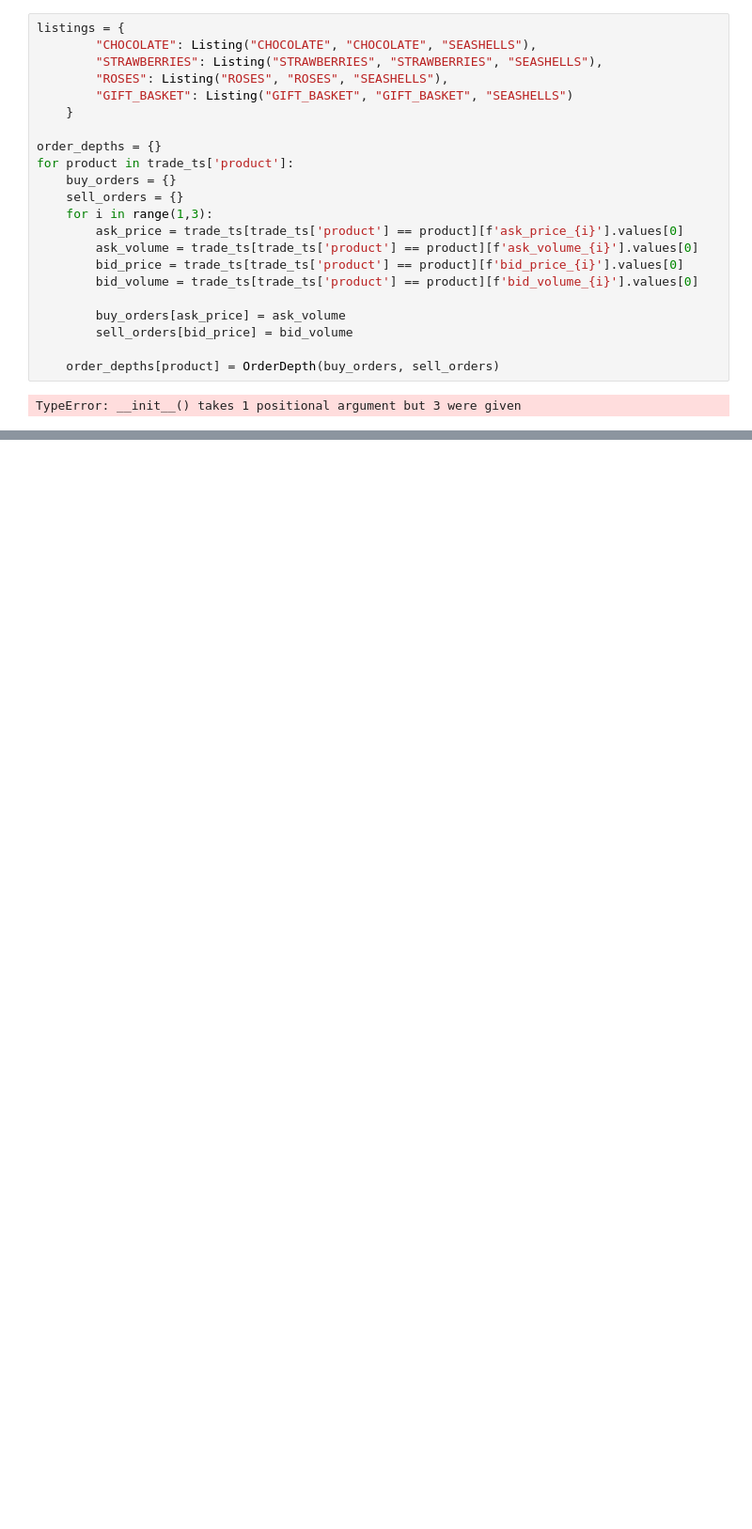
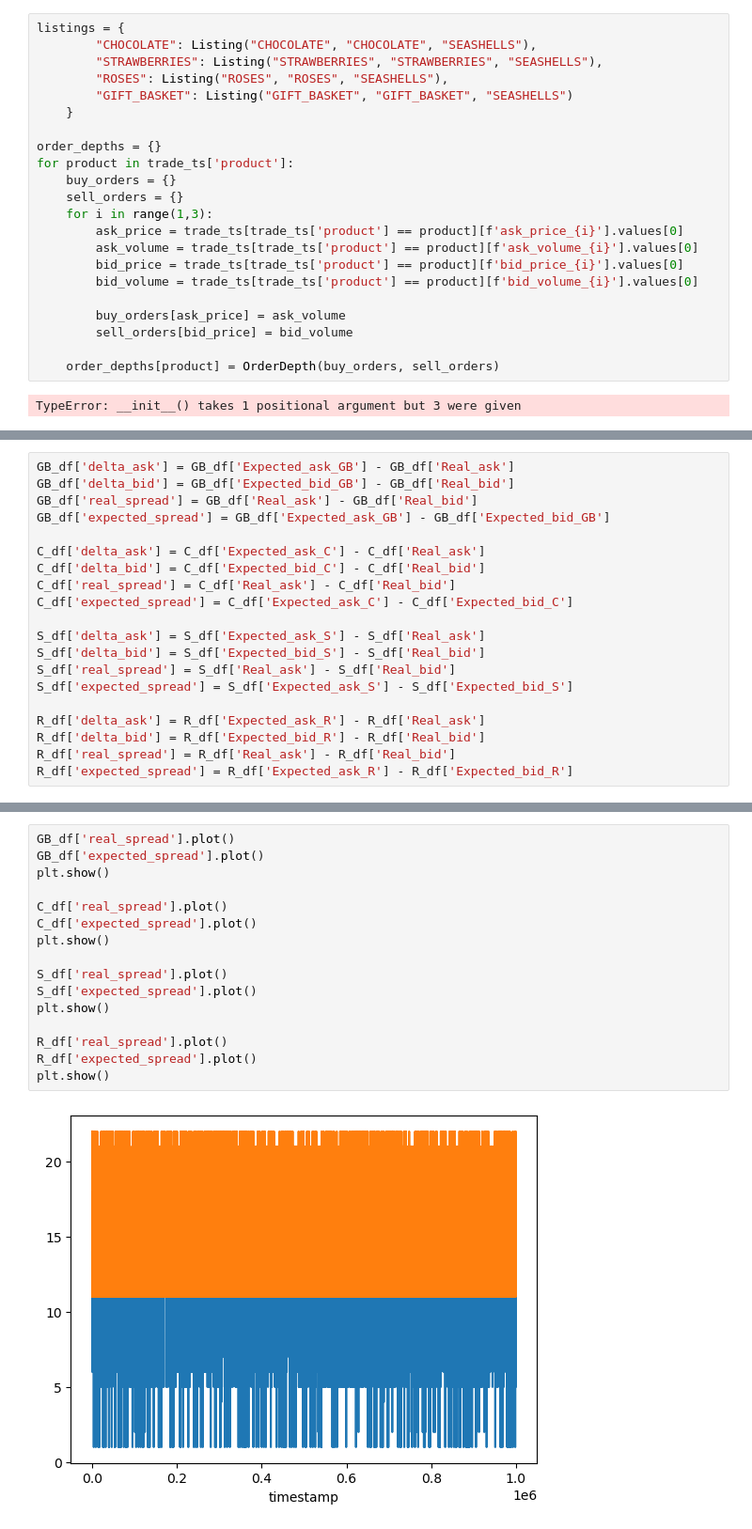
Before and after one commit to ocoropuj/IMC_Prosperity_Huskies, a Jupyter notebook: test_data.ipynb, the cells around one changed output, grey strips where cells are left out. Shown: that part at 94% size. Drawn from its saved outputs; the diff is of its cells as text; blank space fills up the shorter version.

```diff
--- a/test_data.ipynb
+++ b/test_data.ipynb
@@ -76,0 +107,20 @@ state = TradingState(
+# %%
+GB_df['delta_ask'] = GB_df['Expected_ask_GB'] - GB_df['Real_ask']
+GB_df['delta_bid'] = GB_df['Expected_bid_GB'] - GB_df['Real_bid']
+GB_df['real_spread'] = GB_df['Real_ask'] - GB_df['Real_bid']
+GB_df['expected_spread'] = GB_df['Expected_ask_GB'] - GB_df['Expected_bid_GB']
+
+C_df['delta_ask'] = C_df['Expected_ask_C'] - C_df['Real_ask']
+C_df['delta_bid'] = C_df['Expected_bid_C'] - C_df['Real_bid']
+C_df['real_spread'] = C_df['Real_ask'] - C_df['Real_bid']
+C_df['expected_spread'] = C_df['Expected_ask_C'] - C_df['Expected_bid_C']
+
+S_df['delta_ask'] = S_df['Expected_ask_S'] - S_df['Real_ask']
+S_df['delta_bid'] = S_df['Expected_bid_S'] - S_df['Real_bid']
+S_df['real_spread'] = S_df['Real_ask'] - S_df['Real_bid']
+S_df['expected_spread'] = S_df['Expected_ask_S'] - S_df['Expected_bid_S']
+
+R_df['delta_ask'] = R_df['Expected_ask_R'] - R_df['Real_ask']
+R_df['delta_bid'] = R_df['Expected_bid_R'] - R_df['Real_bid']
+R_df['real_spread'] = R_df['Real_ask'] - R_df['Real_bid']
+R_df['expected_spread'] = R_df['Expected_ask_R'] - R_df['Expected_bid_R']
@@ -76,0 +232,18 @@ state = TradingState(
+# %%
+GB_df['real_spread'].plot()
+GB_df['expected_spread'].plot()
+plt.show()
+
+C_df['real_spread'].plot()
+C_df['expected_spread'].plot()
+plt.show()
+
+S_df['real_spread'].plot()
+S_df['expected_spread'].plot()
+plt.show()
+
+R_df['real_spread'].plot()
+R_df['expected_spread'].plot()
+plt.show()
+# %% [output]
+[figure, added]
```
Also changed, not shown: parts of 15 cells of this notebook, 5 other files.
